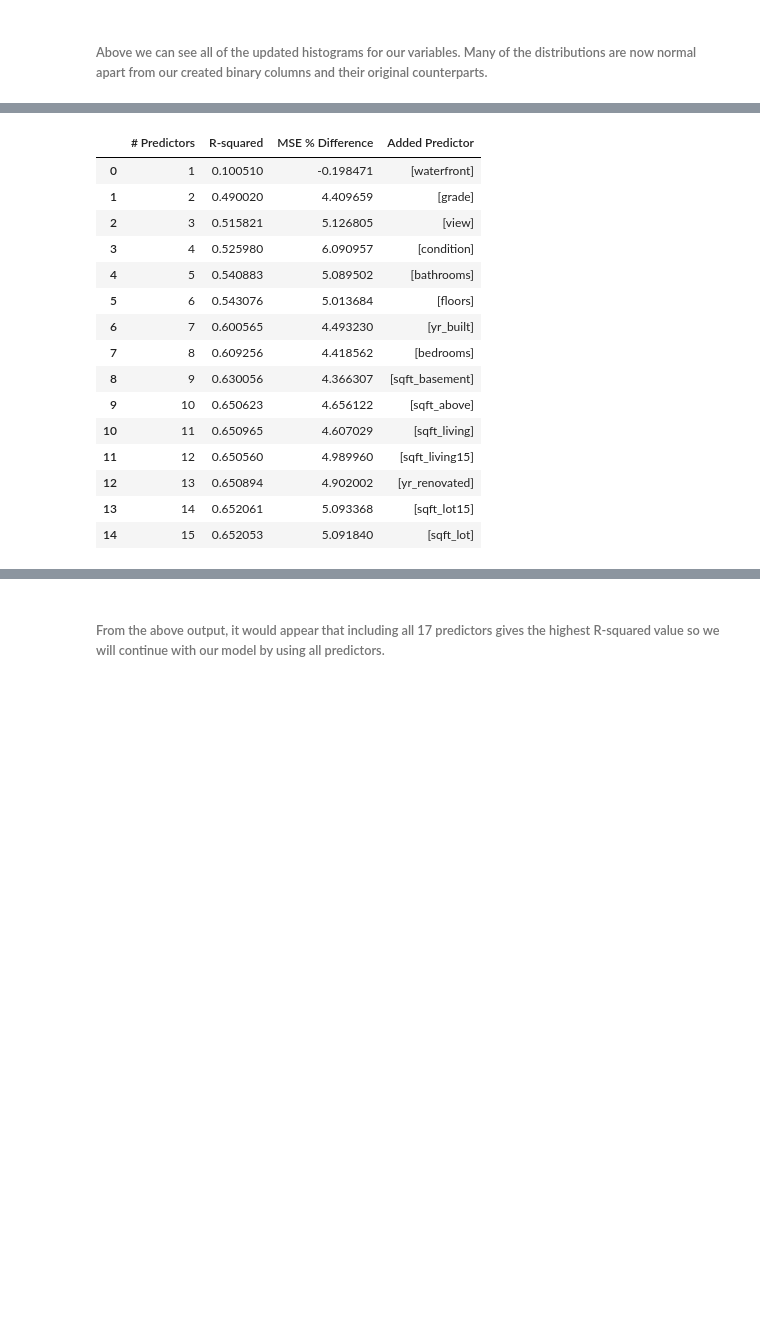
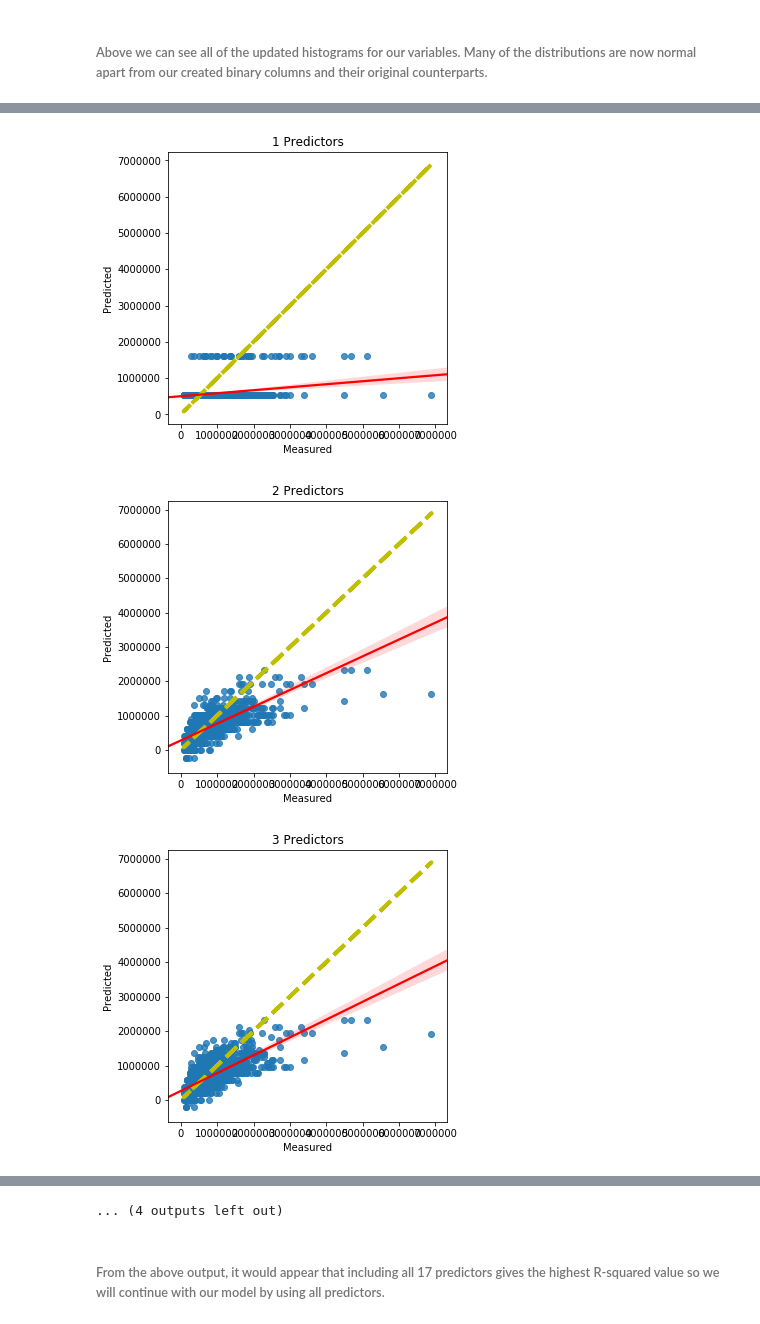
Before and after one commit to KanwalArora029/King-County-Sales-Analysis, a Jupyter notebook: student2.ipynb, the cells around one changed output, grey strips where cells are left out. Drawn from its saved outputs; the diff is of its cells as text; code cells hidden in the pictures; blank space fills up the shorter version.

```diff
--- a/student2.ipynb
+++ b/student2.ipynb
@@ -562,0 +549,20 @@ results_df
+# %%
+#creates a dataframe of both log transformed and non-log transformed coefficients of predictors in model
+X = df.drop('price', axis=1)
+y = df.price
+model_reg = lm.LinearRegression()
+linreg.fit(X, y)
+model_coef = pd.DataFrame()
+preds = list()
+coef_log = list()
+coef = list()
+i = 0
+for col in X.columns:
+    preds.append(X.columns.values[i])
+    coef_log.append(linreg.coef_[i])
+    coef.append(10**(linreg.coef_[i]))
+    i += 1
+model_coef['Predictor'] = preds
+model_coef['Coefficient(log)'] = coef_log
+model_coef['Coefficient'] = coef
+model_coef.sort_values(by=['Coefficient'], ascending=False)
@@ -563,61 +598,68 @@ results_df
 # %%
-#RFE regression of all predictors
+#RFE regression of all predictors using repeated k-fold
 from sklearn.model_selection import RepeatedKFold
+
+#setting X, y and creating train/test split
 X = df_original.drop('price', axis=1)
 y = df_original.price
 X_train, X_test, y_train, y_test = train_test_split(X, y, test_size = 0.25, random_state=47)
+
+#initializing counter variable 'i' and creating lists to add to over each iteration
 i = 1
-results_df = pd.DataFrame()
+results_df_original = pd.DataFrame()
 predictors = list()
 reg_score = list()
 mse_diffs = list()
 added_pred = list()
 previous_columns = []
+
+#this loop repeats once for each column in 'df'
 while i <= (int(len(df_original.drop('price', axis=1).columns))):
     rkf = RepeatedKFold(n_splits=3, n_repeats=10, random_state=47)
     scores = 0
     percent_diffs = 0
+
+    #this loop using a repeated k-fold to generate an average R-squared and % difference in train/test MSE
     for train_index, test_index in rkf.split(X_train):
         X_train2, X_val = X_train.iloc[train_index], X_train.iloc[test_index]
         y_train2, y_val = y_train.iloc[train_index], y_train.iloc[test_index]
         linreg = LinearRegression()
         selector = RFE(linreg, n_features_to_select = i)
         selector = selector.fit(X_train2, y_train2)
         selected_columns = X_train2.columns[selector.support_ ]
         linreg.fit(X_train2[selected_columns],y_train2)
         scores = scores + linreg.score(X_test[selected_columns], y_test)
         y_hat_train = linreg.predict(X_train[selected_columns])
         y_hat_test = linreg.predict(X_test[selected_columns])
         train_mse = mean_squared_error(y_train, y_hat_train)
         test_mse = mean_squared_error(y_test, y_hat_test)
         mse_diff = test_mse - train_mse
         percent_diff = mse_diff/train_mse
         percent_diffs += percent_diff
+
+    #adding data to lists
     predictors.append(i)
     reg_score.append(scores/30)
     mse_diffs.append(percent_diffs/30*100)
     added_pred.append(list(set(selected_columns) - set(previous_columns)))
     previous_columns = selected_columns
+    predicted = linreg.predict(X_test[selected_columns])
+
+    fig, ax = plt.subplots(figsize=(5,5))
+    #ax.scatter(y_test, predicted, edgecolors=(0, 0, 0))
+    ax.plot(y_test, y_test, 'k--', lw=4, color='y')
+    sns.regplot(x=y_test, y=predicted, ax=ax, line_kws={"color": "red"})
+    ax.set_xlabel('Measured')
+    ax.set_ylabel('Predicted')
+    ax.set_title(str(i) + " Predictors")
     i += 1
-results_df['# Predictors'] = predictors
-results_df['R-squared'] = reg_score
-results_df['MSE % Difference'] = mse_diffs
-results_df['Added Predictor'] = added_pred
-results_df
+results_df_original['# Predictors'] = predictors
+results_df_original['R-squared'] = reg_score
+results_df_original['MSE % Difference'] = mse_diffs
+results_df_original['Added Predictor'] = added_pred
+plt.show()
+results_df_original
 # %% [output]
-|  | # Predictors | R-squared | MSE % Difference | Added Predictor |
-| 0 | 1 | 0.100510 | -0.198471 | [waterfront] |
-| 1 | 2 | 0.490020 | 4.409659 | [grade] |
-| 2 | 3 | 0.515821 | 5.126805 | [view] |
-| 3 | 4 | 0.525980 | 6.090957 | [condition] |
-| 4 | 5 | 0.540883 | 5.089502 | [bathrooms] |
-| 5 | 6 | 0.543076 | 5.013684 | [floors] |
-| 6 | 7 | 0.600565 | 4.493230 | [yr_built] |
-| 7 | 8 | 0.609256 | 4.418562 | [bedrooms] |
-| 8 | 9 | 0.630056 | 4.366307 | [sqft_basement] |
-| 9 | 10 | 0.650623 | 4.656122 | [sqft_above] |
-| 10 | 11 | 0.650965 | 4.607029 | [sqft_living] |
-| 11 | 12 | 0.650560 | 4.989960 | [sqft_living15] |
-| 12 | 13 | 0.650894 | 4.902002 | [yr_renovated] |
-| 13 | 14 | 0.652061 | 5.093368 | [sqft_lot15] |
-| 14 | 15 | 0.652053 | 5.091840 | [sqft_lot] |
+[figure, added]
+[figure, added]
+[figure, added]
@@ -624,3 +675,4 @@ results_df
+... (4 outputs left out)
 # %% [markdown]
 <h6> From the above output, it would appear that including all 17 predictors gives the highest R-squared value so we will continue with our model by using all predictors.
 # %% [markdown]
```
Also changed, not shown: parts of 18 cells of this notebook.
